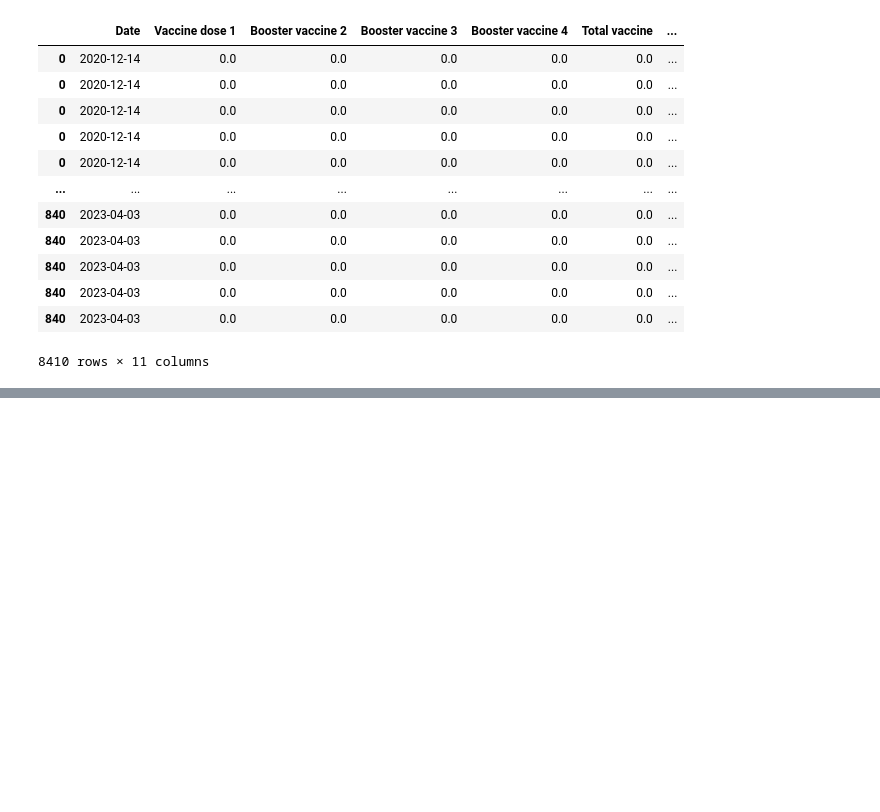
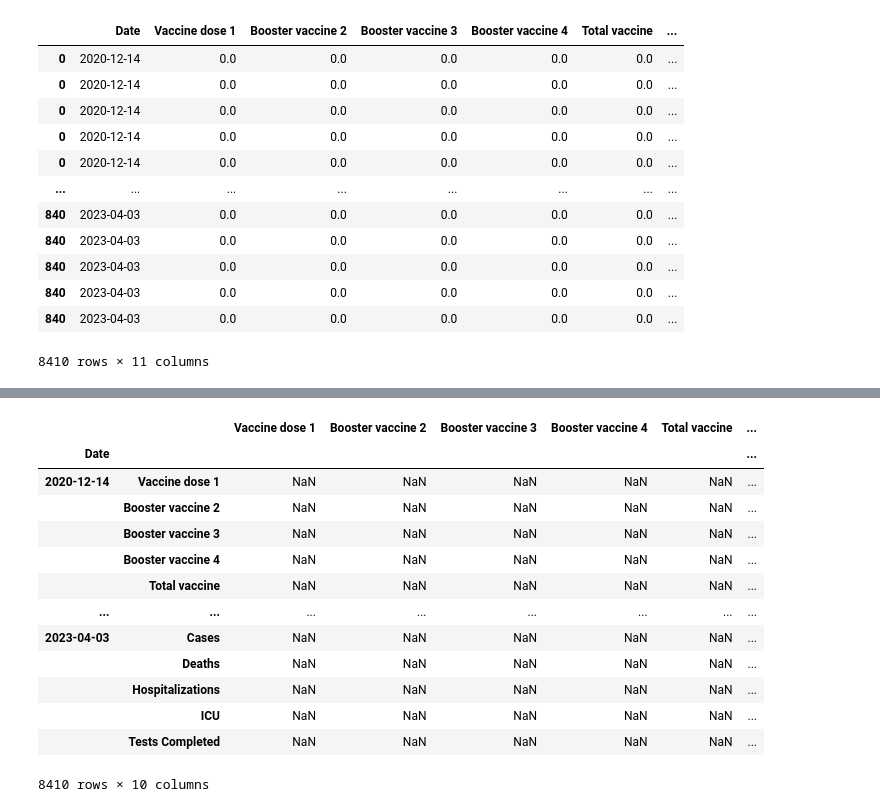
Before and after one commit to svafaeva93/Covid19AnalysisCanada, a Jupyter notebook: vaccination_per_province.ipynb, the cells around one changed output, grey strips where cells are left out. Cells and saved outputs as stored; diff of their text form; code cells hidden in the pictures; blank space fills up the shorter version.

```diff
--- a/vaccination_per_province.ipynb
+++ b/vaccination_per_province.ipynb
@@ -197,0 +202,17 @@ IndexError: Column(s) ['Date', 'Vaccine dose 1', 'Booster vaccine 2', 'Booster v
+# %%
+by_date_df.corr()
+# %% [output]
+|  |  | Vaccine dose 1 | Booster vaccine 2 | Booster vaccine 3 | Booster vaccine 4 | Total vaccine | ... |
+| Date |  |  |  |  |  |  | ... |
+| 2020-12-14 | Vaccine dose 1 | NaN | NaN | NaN | NaN | NaN | ... |
+|  | Booster vaccine 2 | NaN | NaN | NaN | NaN | NaN | ... |
+|  | Booster vaccine 3 | NaN | NaN | NaN | NaN | NaN | ... |
+|  | Booster vaccine 4 | NaN | NaN | NaN | NaN | NaN | ... |
+|  | Total vaccine | NaN | NaN | NaN | NaN | NaN | ... |
+| ... | ... | ... | ... | ... | ... | ... | ... |
+| 2023-04-03 | Cases | NaN | NaN | NaN | NaN | NaN | ... |
+|  | Deaths | NaN | NaN | NaN | NaN | NaN | ... |
+|  | Hospitalizations | NaN | NaN | NaN | NaN | NaN | ... |
+|  | ICU | NaN | NaN | NaN | NaN | NaN | ... |
+|  | Tests Completed | NaN | NaN | NaN | NaN | NaN | ... |
+8410 rows × 10 columns
```
Also changed, not shown: parts of 2 cells of this notebook, 2 other files.
